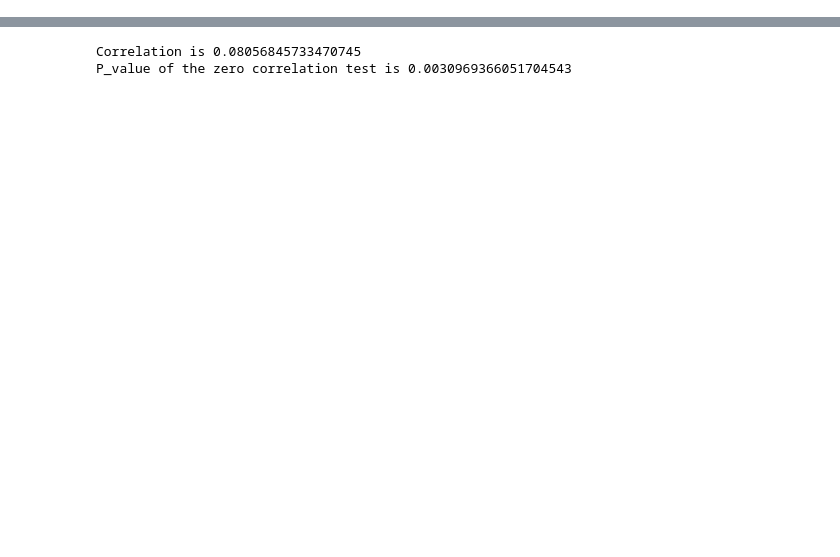
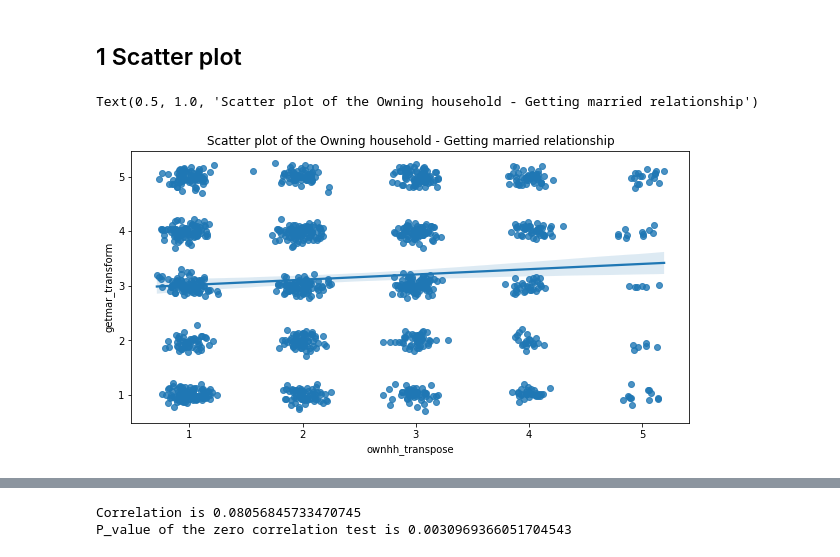
Before and after one commit to VondracekS/VSM, a Jupyter notebook: Notebooks/exc_02.ipynb, the cells around one changed output, grey strips where cells are left out. Cells and saved outputs as stored; diff of their text form; code cells hidden in the pictures; blank space fills up the shorter version.

```diff
--- a/Notebooks/exc_02.ipynb
+++ b/Notebooks/exc_02.ipynb
@@ -42,0 +62,8 @@ plt.legend(bbox_to_anchor=(1.05, 1), loc='upper left', borderaxespad=0)
+# %% [markdown]
+## 1 Scatter plot
+# %%
+sns.regplot(data=hh_marriage, x="ownhh_transpose", y="getmar_transform")
+plt.title("Scatter plot of the Owning household - Getting married relationship")
+# %% [output]
+Text(0.5, 1.0, 'Scatter plot of the Owning household - Getting married relationship')
+[figure, added]
```
Also changed, not shown: parts of 49 cells of this notebook, 8 other files.
